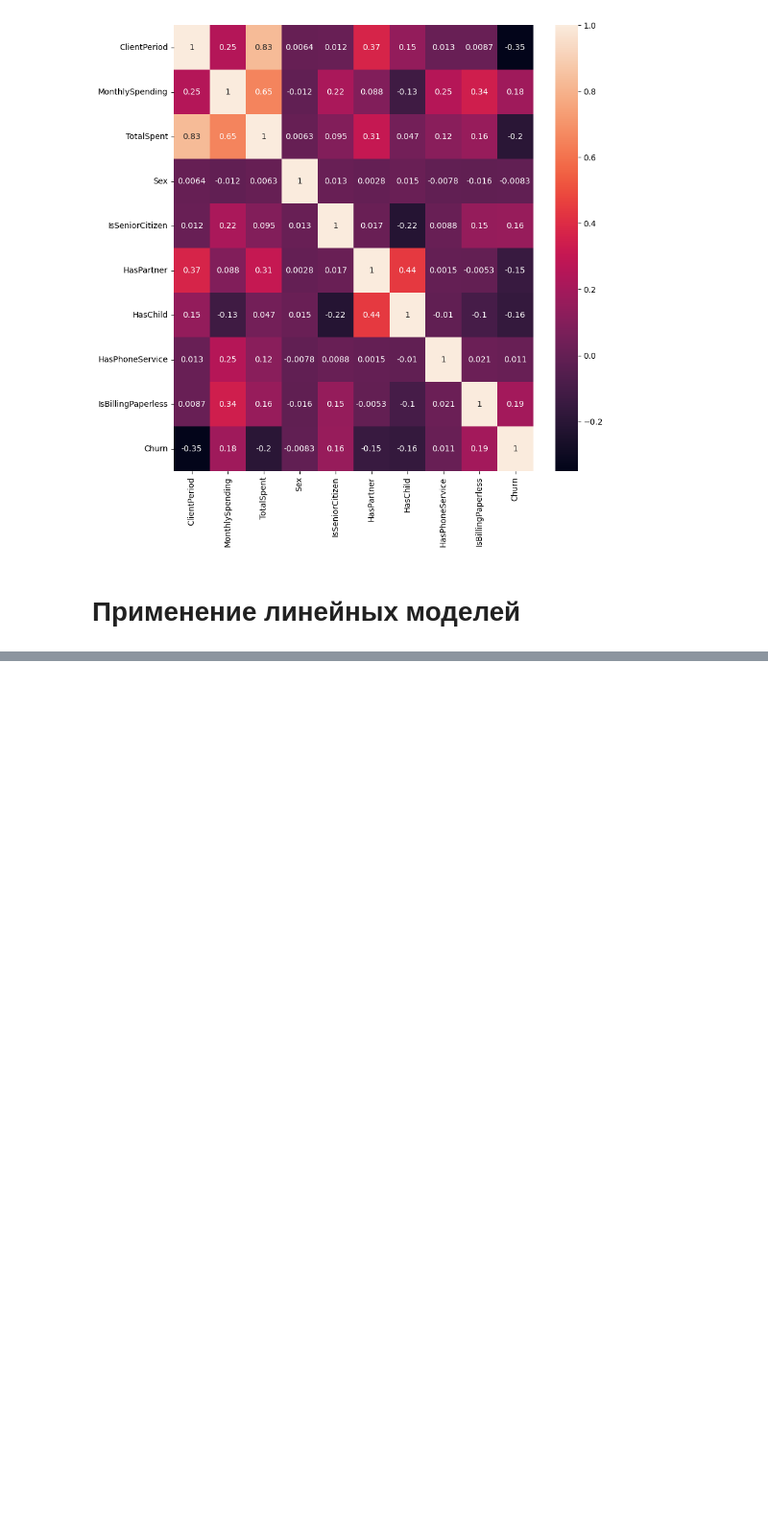
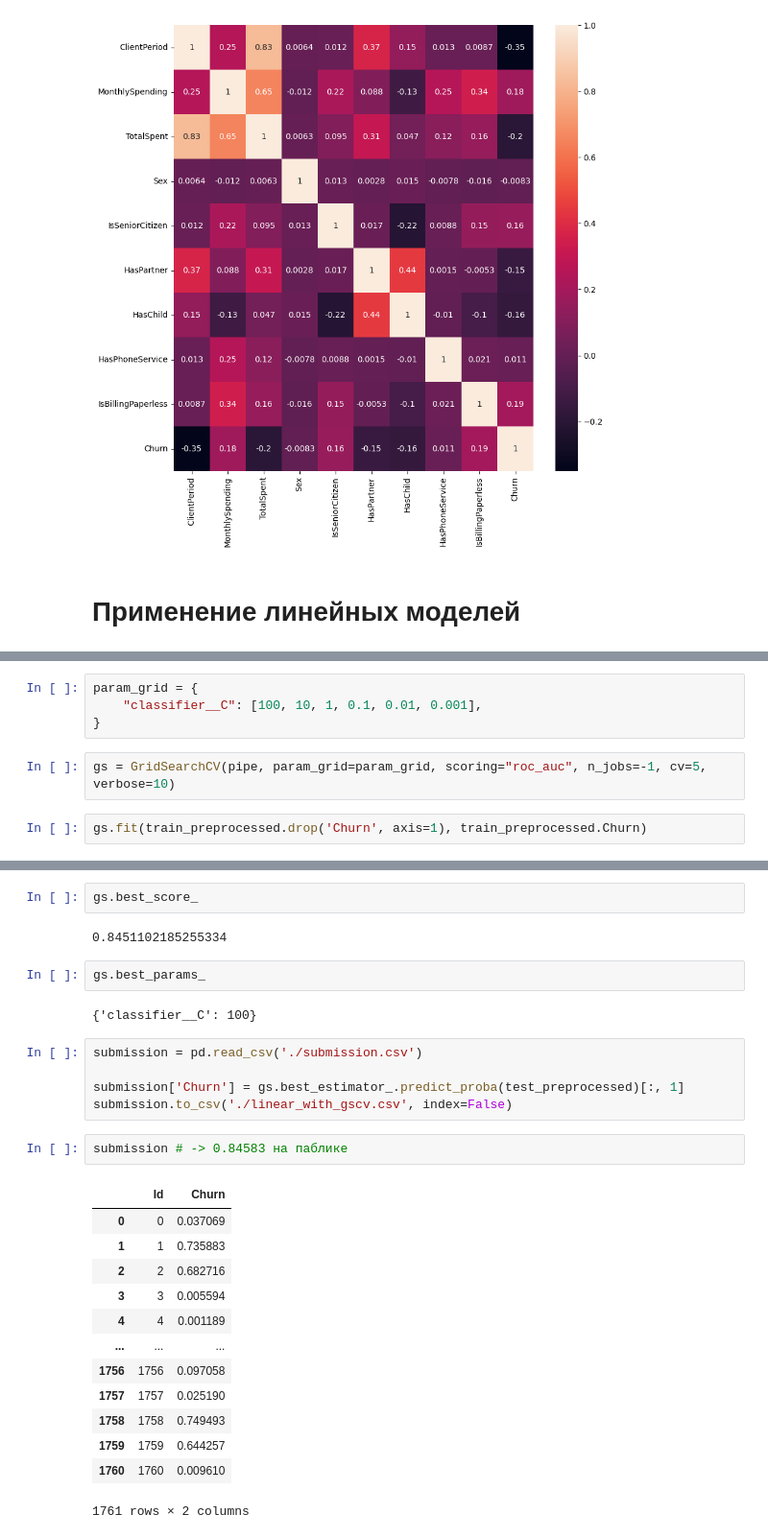
Before and after one commit to Lamantin12/dls_1_sem, a Jupyter notebook: chapter_8/solution.ipynb, the cells around one changed output, grey strips where cells are left out. Shown at 96% size. Saved outputs shown, nothing was run; the diff lists cells and outputs as text; blank space fills up the shorter version.

Commit message:
Linear model done with decent result

```diff
--- a/chapter_8/solution.ipynb
+++ b/chapter_8/solution.ipynb
@@ -431,0 +497,8 @@ make_pipeline(steps=[
+# %%
+param_grid = {
+    "classifier__C": [100, 10, 1, 0.1, 0.01, 0.001],
+}
+# %%
+gs = GridSearchCV(pipe, param_grid=param_grid, scoring="roc_auc", n_jobs=-1, cv=5, verbose=10)
+# %%
+gs.fit(train_preprocessed.drop('Churn', axis=1), train_preprocessed.Churn)
@@ -431,0 +524,29 @@ make_pipeline(steps=[
+# %%
+gs.best_score_
+# %% [output]
+0.8451102185255334
+# %%
+gs.best_params_
+# %% [output]
+{'classifier__C': 100}
+# %%
+submission = pd.read_csv('./submission.csv')
+
+submission['Churn'] = gs.best_estimator_.predict_proba(test_preprocessed)[:, 1]
+submission.to_csv('./linear_with_gscv.csv', index=False)
+# %%
+submission # -> 0.84583 на паблике
+# %% [output]
+|  | Id | Churn |
+| 0 | 0 | 0.037069 |
+| 1 | 1 | 0.735883 |
+| 2 | 2 | 0.682716 |
+| 3 | 3 | 0.005594 |
+| 4 | 4 | 0.001189 |
+| ... | ... | ... |
+| 1756 | 1756 | 0.097058 |
+| 1757 | 1757 | 0.025190 |
+| 1758 | 1758 | 0.749493 |
+| 1759 | 1759 | 0.644257 |
+| 1760 | 1760 | 0.009610 |
+1761 rows × 2 columns
```
Also changed, not shown: parts of 9 cells of this notebook.
